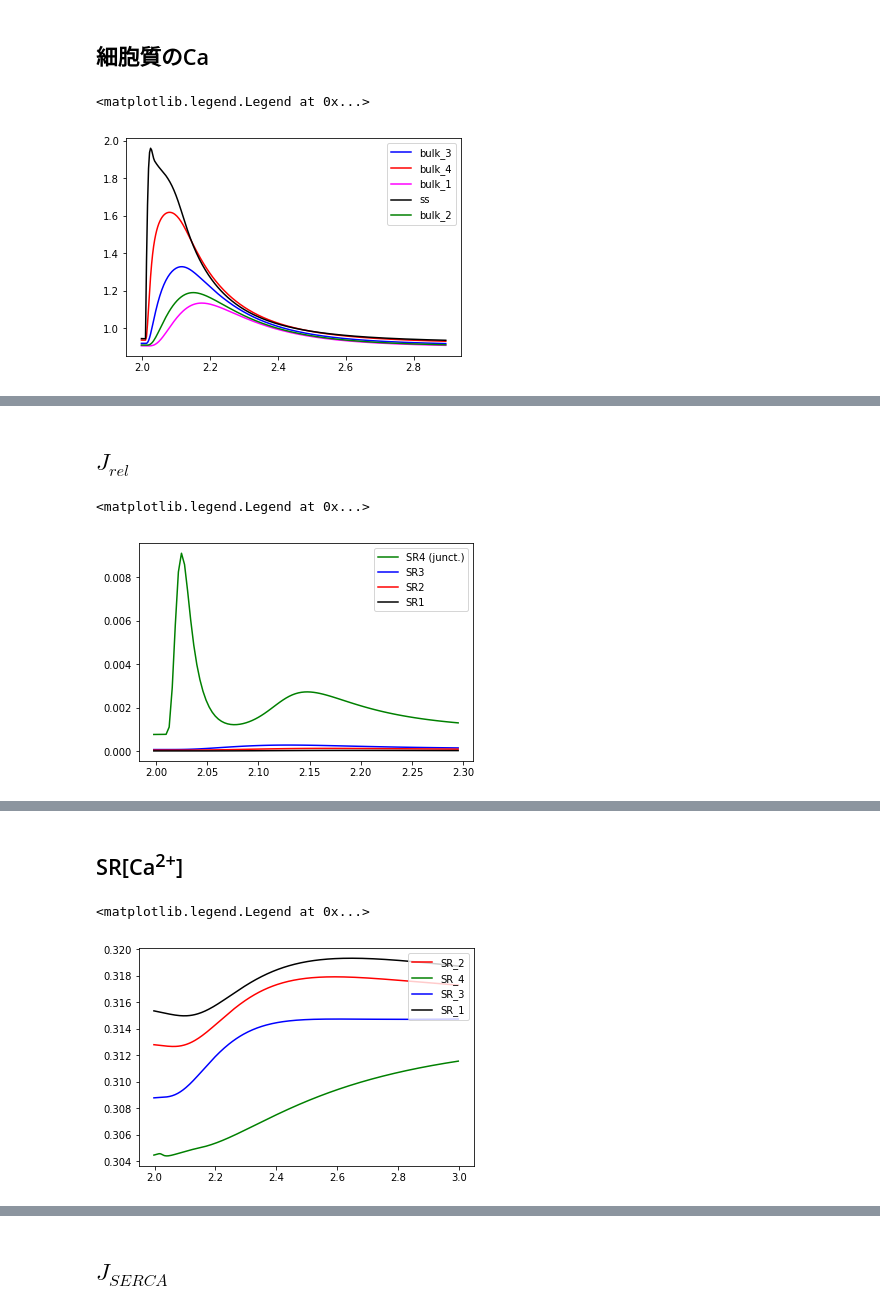
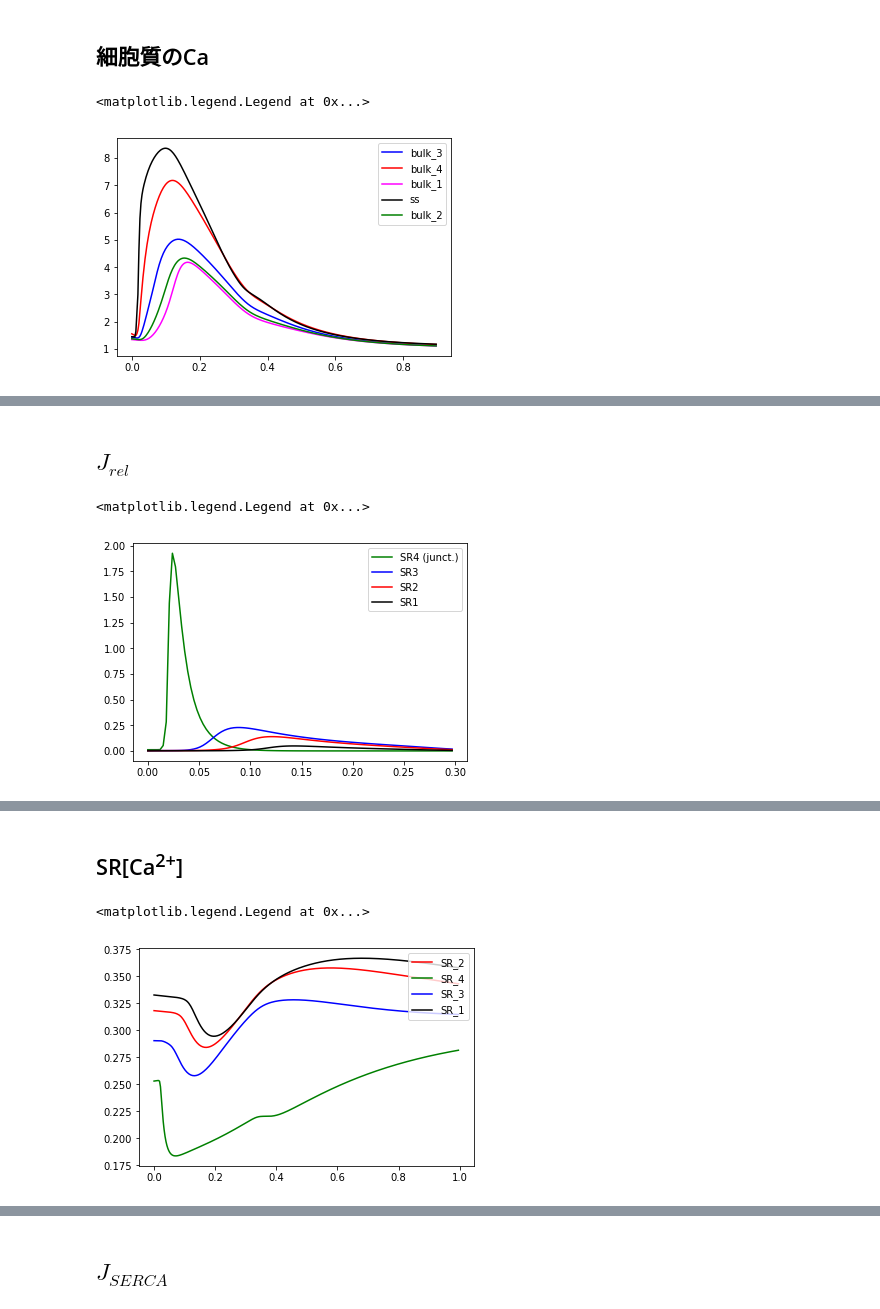
Before and after one commit to nonoko-1015/CardiacMyocytes-Koivumaki_2011, a Jupyter notebook: Koivumaki-2011_cAF.ipynb, the cells around one changed output, grey strips where cells are left out. Drawn from its saved outputs; the diff is of its cells as text; code cells hidden in the pictures.

```diff
--- a/Koivumaki-2011_cAF.ipynb
+++ b/Koivumaki-2011_cAF.ipynb
@@ -250,35 +250,35 @@ Variable:/Cell/SR_4:SIZE
 
 Variable:/Cell/Cytosol/bulk:Na_i
 Variable:/Cell/Cytosol/bulk:SIZE
 '''
 
 FullPNs_for_plot = [
     'Variable:/Cell/Cytosol/ss:Ca:MolarConc',
     'Variable:/Cell/Cytosol/bulk_1:Ca:MolarConc',
     'Variable:/Cell/Cytosol/bulk_2:Ca:MolarConc',
     'Variable:/Cell/Cytosol/bulk_3:Ca:MolarConc',
     'Variable:/Cell/Cytosol/bulk_4:Ca:MolarConc',
 ]
 
 
 plot_colors = dict(
     ss     = 'black',
     bulk_1 = 'magenta',
     bulk_2 = 'green',
     bulk_3 = 'blue',
     bulk_4 = 'red',
 )
 
 plt.figure()
 for FullPN, d in Data_dict.items():
     if FullPN in FullPNs_for_plot:
         name = FullPN.split(':')[ 1 ].split('/')[-1]
-        plt.plot( d[ 666:966, 0 ], d[ 666:966, 1 ] * 10e6, label = name, color = plot_colors[ name ] )
+        plt.plot( d[ :300, 0 ], d[ :300, 1 ] * 10e6, label = name, color = plot_colors[ name ] )
 
 plt.legend( loc = 'upper right' )
 # %% [output]
 <matplotlib.legend.Legend at 0x...>
-[figure, old version]
+[figure, new version]
 # %% [markdown]
 <img width="380" align="left" src="./ref/21298076-Fig3A.png">
 
@@ -314,13 +314,13 @@ for FullPN in FullPNs_for_plot:
 #for FullPN, d in Data_dict.items():
     d = Data_dict[ FullPN ]
     name = FullPN.split(':')[ 1 ].split('/')[-1]
-    plt.plot( d[ 666:766, 0 ], d[ 666:766, 1 ] * 1000.,
+    plt.plot( d[ :100, 0 ], d[ :100, 1 ] * 1000.,
         label = name_table[ name ], color = plot_colors[ name ] )
 
 plt.legend( loc = 'upper right' )
 # %% [output]
 <matplotlib.legend.Legend at 0x...>
-[figure, old version]
+[figure, new version]
 # %% [markdown]
 <img width="400" align="left" src="./ref/21298076-Fig4C.png">
 
@@ -348,12 +348,12 @@ plt.figure()
 for FullPN, d in Data_dict.items():
     if FullPN in FullPNs_for_plot:
         name = FullPN.split(':')[ 1 ].split('/')[-1]
-        plt.plot( d[ 666:, 0 ], d[ 666:, 1 ] * 1000., label = name, color = plot_colors[ name ] )
+        plt.plot( d[ :333, 0 ], d[ :333, 1 ] * 1000., label = name, color = plot_colors[ name ] )
 
 plt.legend( loc = 'upper right' )
 # %% [output]
 <matplotlib.legend.Legend at 0x...>
-[figure, old version]
+[figure, new version]
 # %% [markdown]
 <img width="400" align="left" src="./ref/21298076-Fig4D.png">
 
```
Also changed, not shown: parts of 9 cells of this notebook, 5 other files.
